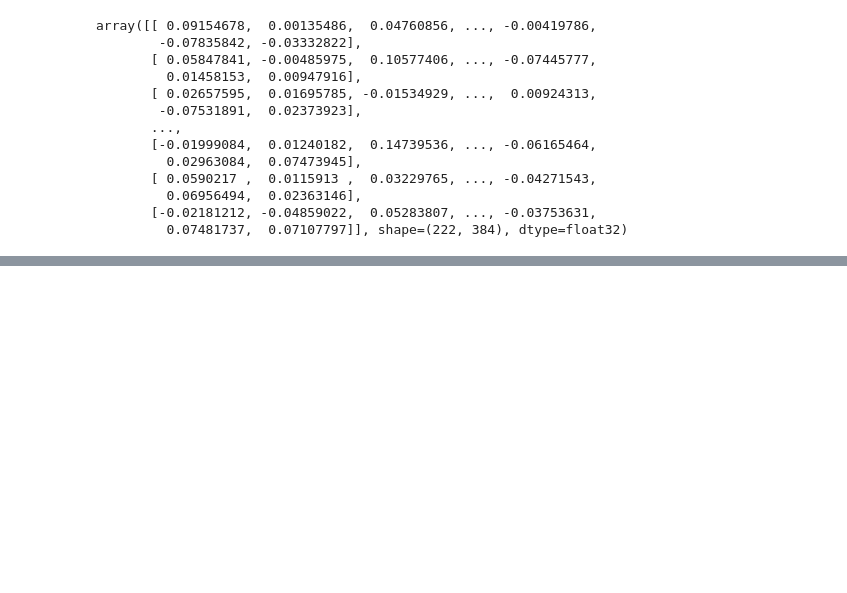
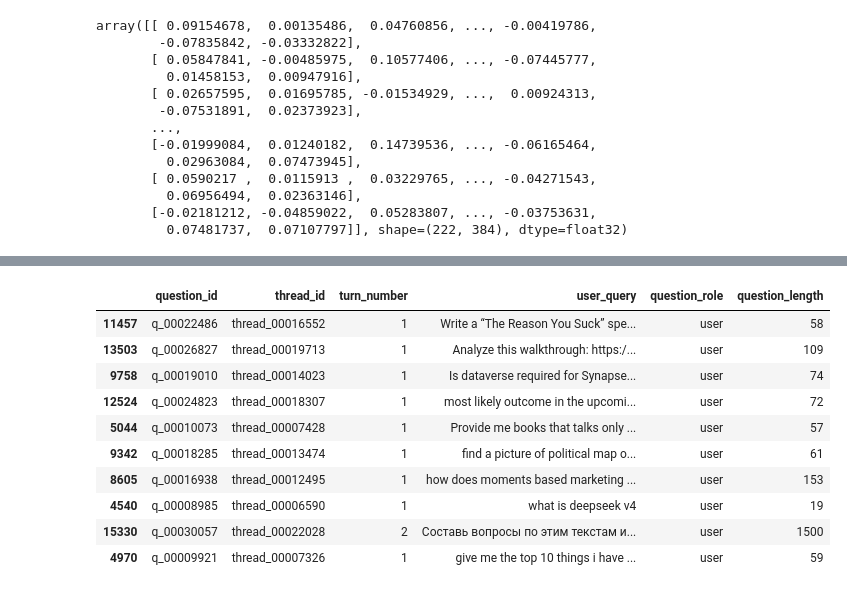
Before and after one commit to yang3kc/ai_search_arena, a Jupyter notebook: notebooks/questions_explore.ipynb, the cells around one changed output, grey strips where cells are left out. Cells and saved outputs as stored; diff of their text form; code cells hidden in the pictures; blank space fills up the shorter version.

```diff
--- a/notebooks/questions_explore.ipynb
+++ b/notebooks/questions_explore.ipynb
@@ -181,0 +249,14 @@ array([[ 0.09154678,  0.00135486,  0.04760856, ..., -0.00419786,
+# %%
+filtered_questions_df.sample(10)
+# %% [output]
+|  | question_id | thread_id | turn_number | user_query | question_role | question_length |
+| 11457 | q_00022486 | thread_00016552 | 1 | Write a “The Reason You Suck” spe... | user | 58 |
+| 13503 | q_00026827 | thread_00019713 | 1 | Analyze this walkthrough: https:/... | user | 109 |
+| 9758 | q_00019010 | thread_00014023 | 1 | Is dataverse required for Synapse... | user | 74 |
+| 12524 | q_00024823 | thread_00018307 | 1 | most likely outcome in the upcomi... | user | 72 |
+| 5044 | q_00010073 | thread_00007428 | 1 | Provide me books that talks only ... | user | 57 |
+| 9342 | q_00018285 | thread_00013474 | 1 | find a picture of political map o... | user | 61 |
+| 8605 | q_00016938 | thread_00012495 | 1 | how does moments based marketing ... | user | 153 |
+| 4540 | q_00008985 | thread_00006590 | 1 | what is deepseek v4 | user | 19 |
+| 15330 | q_00030057 | thread_00022028 | 2 | Составь вопросы по этим текстам и... | user | 1500 |
+| 4970 | q_00009921 | thread_00007326 | 1 | give me the top 10 things i have ... | user | 59 |
```
Also changed, not shown: parts of 16 cells of this notebook, 2 other files.
